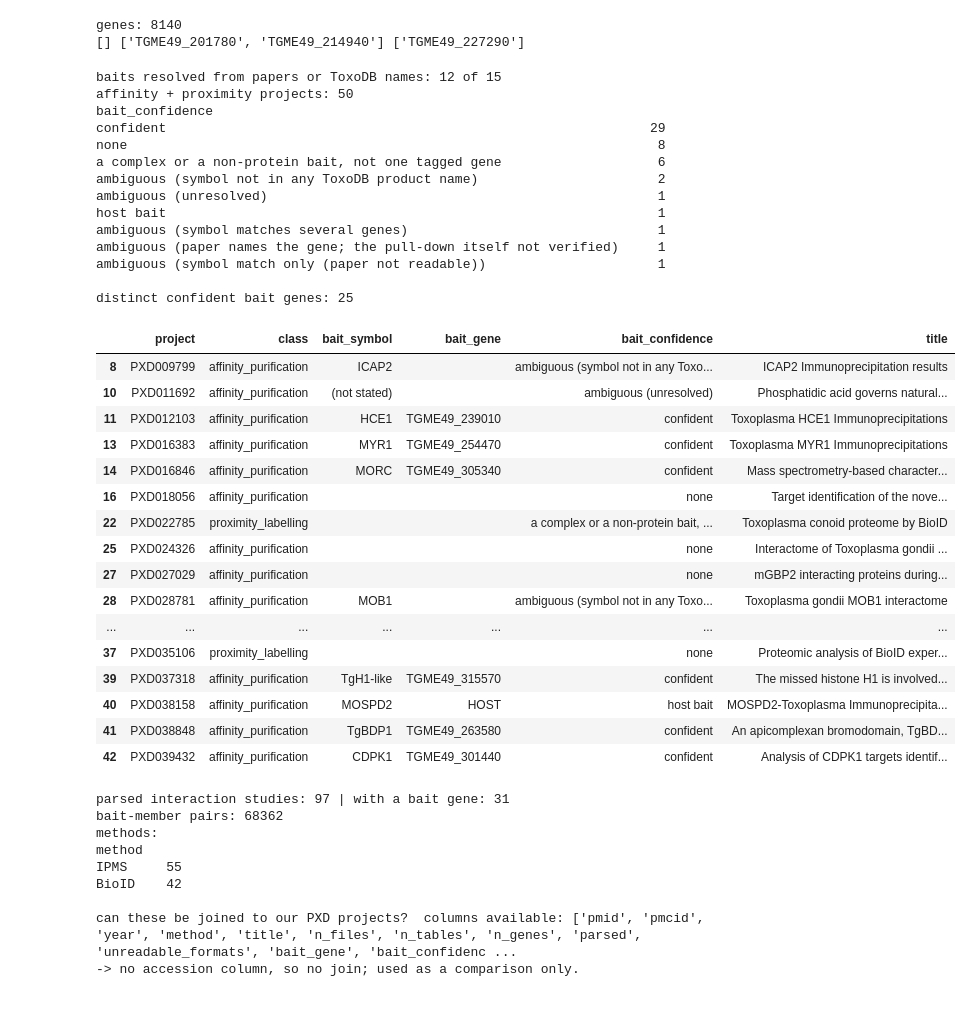
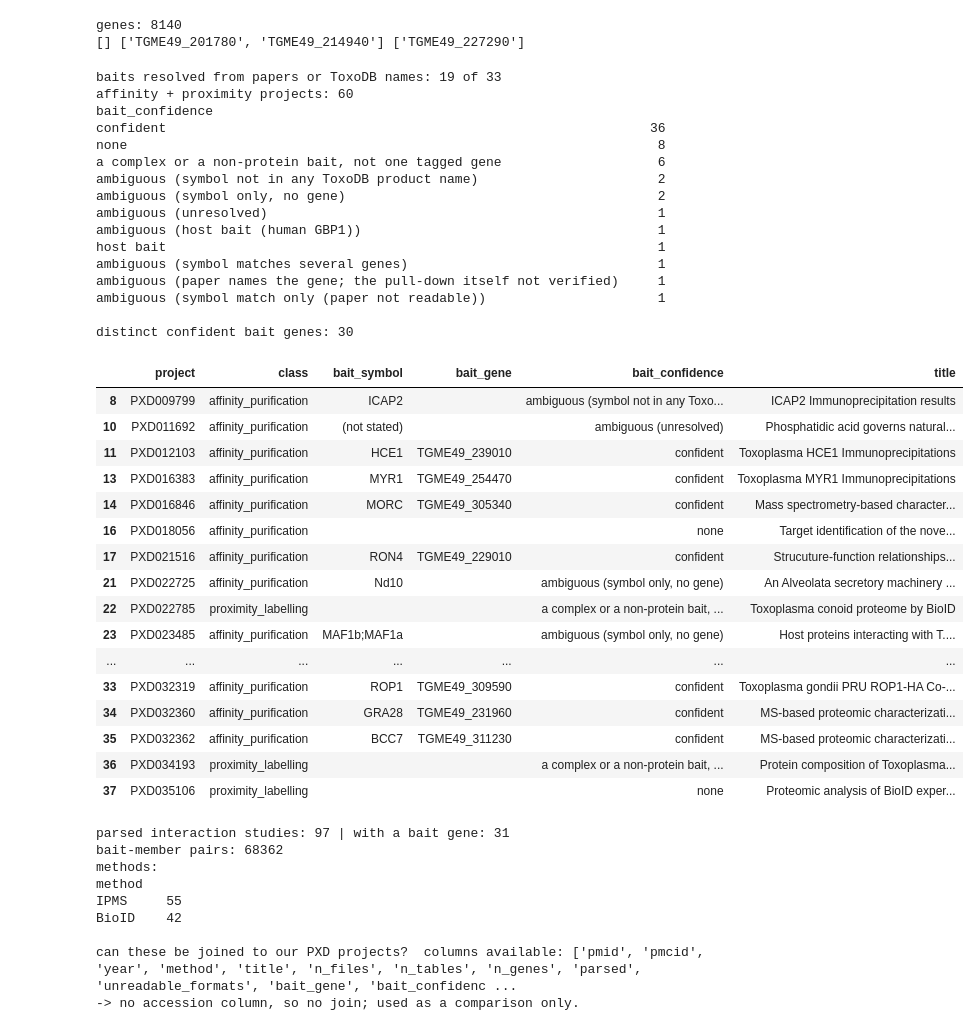
Before and after one commit to EinarOlafsson/parascape, a Jupyter notebook: notebooks/pulldown_background_2026_11_08.ipynb, the cells around one changed output. Drawn from its saved outputs; the diff is of its cells as text; code cells hidden in the pictures.

Commit message:
80: resolve baits of 23 projects from PRIDE and papers; 30 distinct confident baits

```diff
--- a/notebooks/pulldown_background_2026_11_08.ipynb
+++ b/notebooks/pulldown_background_2026_11_08.ipynb
@@ -465,54 +465,56 @@ bt = pd.DataFrame(bait_rows)
 cur = pd.read_csv(os.path.join(REPO, 'parascape', 'data', 'pulldown_baits_curated.tsv'),
                   sep='\t', dtype=str).fillna('')
 for _, c in cur.iterrows():
-    conf = ('confident' if c['confidence'] in ('paper', 'ToxoDB gene name')
+    conf = ('confident' if c['confidence'] in ('paper', 'ToxoDB gene name', 'PRIDE record gene id')
             else 'ambiguous (' + c['confidence'] + ')')
     row = dict(project=c['project'], bait_symbol=c['bait_symbol'], bait_gene=c['bait_gene'],
                bait_confidence=conf, bait_how='curated: ' + c['source'], bait_product='')
     bt = pd.concat([bt[bt.project != c['project']], pd.DataFrame([row])], ignore_index=True)
     cl.loc[cl.project == c['project'], 'class'] = c['class']
 print('baits resolved from papers or ToxoDB names:',
-      int((cur.confidence.isin(['paper', 'ToxoDB gene name'])).sum()), 'of', len(cur))
+      int((cur.confidence.isin(['paper', 'ToxoDB gene name', 'PRIDE record gene id'])).sum()), 'of', len(cur))
 cl = cl.merge(bt, on='project', how='left')
 pull = cl[cl['class'].isin(['affinity_purification', 'proximity_labelling'])]
 print('affinity + proximity projects:', len(pull))
 print(pull.bait_confidence.value_counts().to_string())
 print()
 print('distinct confident bait genes:',
       pull.loc[pull.bait_confidence == 'confident', 'bait_gene'].nunique())
 pull[['project', 'class', 'bait_symbol', 'bait_gene', 'bait_confidence', 'title']]
 # %% [output]
-baits resolved from papers or ToxoDB names: 12 of 15
-affinity + proximity projects: 50
+baits resolved from papers or ToxoDB names: 19 of 33
+affinity + proximity projects: 60
 bait_confidence
-confident                                                              29
+confident                                                              36
 none                                                                    8
 a complex or a non-protein bait, not one tagged gene                    6
 ambiguous (symbol not in any ToxoDB product name)                       2
+ambiguous (symbol only, no gene)                                        2
 ambiguous (unresolved)                                                  1
+ambiguous (host bait (human GBP1))                                      1
 host bait                                                               1
 ambiguous (symbol matches several genes)                                1
 ambiguous (paper names the gene; the pull-down itself not verified)     1
 ambiguous (symbol match only (paper not readable))                      1
 
-distinct confident bait genes: 25
+distinct confident bait genes: 30
 |  | project | class | bait_symbol | bait_gene | bait_confidence | title |
 | 8 | PXD009799 | affinity_purification | ICAP2 |  | ambiguous (symbol not in any Toxo... | ICAP2 Immunoprecipitation results |
 | 10 | PXD011692 | affinity_purification | (not stated) |  | ambiguous (unresolved) | Phosphatidic acid governs natural... |
 | 11 | PXD012103 | affinity_purification | HCE1 | TGME49_239010 | confident | Toxoplasma HCE1 Immunoprecipitations |
 | 13 | PXD016383 | affinity_purification | MYR1 | TGME49_254470 | confident | Toxoplasma MYR1 Immunoprecipitations |
 | 14 | PXD016846 | affinity_purification | MORC | TGME49_305340 | confident | Mass spectrometry-based character... |
 | 16 | PXD018056 | affinity_purification |  |  | none | Target identification of the nove... |
+| 17 | PXD021516 | affinity_purification | RON4 | TGME49_229010 | confident | Strucuture-function relationships... |
+| 21 | PXD022725 | affinity_purification | Nd10 |  | ambiguous (symbol only, no gene) | An Alveolata secretory machinery ... |
 | 22 | PXD022785 | proximity_labelling |  |  | a complex or a non-protein bait, ... | Toxoplasma conoid proteome by BioID |
-| 25 | PXD024326 | affinity_purification |  |  | none | Interactome of Toxoplasma gondii ... |
-| 27 | PXD027029 | affinity_purification |  |  | none | mGBP2 interacting proteins during... |
-| 28 | PXD028781 | affinity_purification | MOB1 |  | ambiguous (symbol not in any Toxo... | Toxoplasma gondii MOB1 interactome |
+| 23 | PXD023485 | affinity_purification | MAF1b;MAF1a |  | ambiguous (symbol only, no gene) | Host proteins interacting with T.... |
 | ... | ... | ... | ... | ... | ... | ... |
+| 33 | PXD032319 | affinity_purification | ROP1 | TGME49_309590 | confident | Toxoplasma gondii PRU ROP1-HA Co-... |
+| 34 | PXD032360 | affinity_purification | GRA28 | TGME49_231960 | confident | MS-based proteomic characterizati... |
+| 35 | PXD032362 | affinity_purification | BCC7 | TGME49_311230 | confident | MS-based proteomic characterizati... |
+| 36 | PXD034193 | proximity_labelling |  |  | a complex or a non-protein bait, ... | Protein composition of Toxoplasma... |
 | 37 | PXD035106 | proximity_labelling |  |  | none | Proteomic analysis of BioID exper... |
-| 39 | PXD037318 | affinity_purification | TgH1-like | TGME49_315570 | confident | The missed histone H1 is involved... |
-| 40 | PXD038158 | affinity_purification | MOSPD2 | HOST | host bait | MOSPD2-Toxoplasma Immunoprecipita... |
-| 41 | PXD038848 | affinity_purification | TgBDP1 | TGME49_263580 | confident | An apicomplexan bromodomain, TgBD... |
-| 42 | PXD039432 | affinity_purification | CDPK1 | TGME49_301440 | confident | Analysis of CDPK1 targets identif... |
 # %%
 # the author-reported table, for comparison only
 st = pd.read_parquet(os.path.join(REPO, 'parascape', 'data', 'interaction_studies.parquet'))
```
Also changed, not shown: parts of 17 cells of this notebook, 12 other files.
